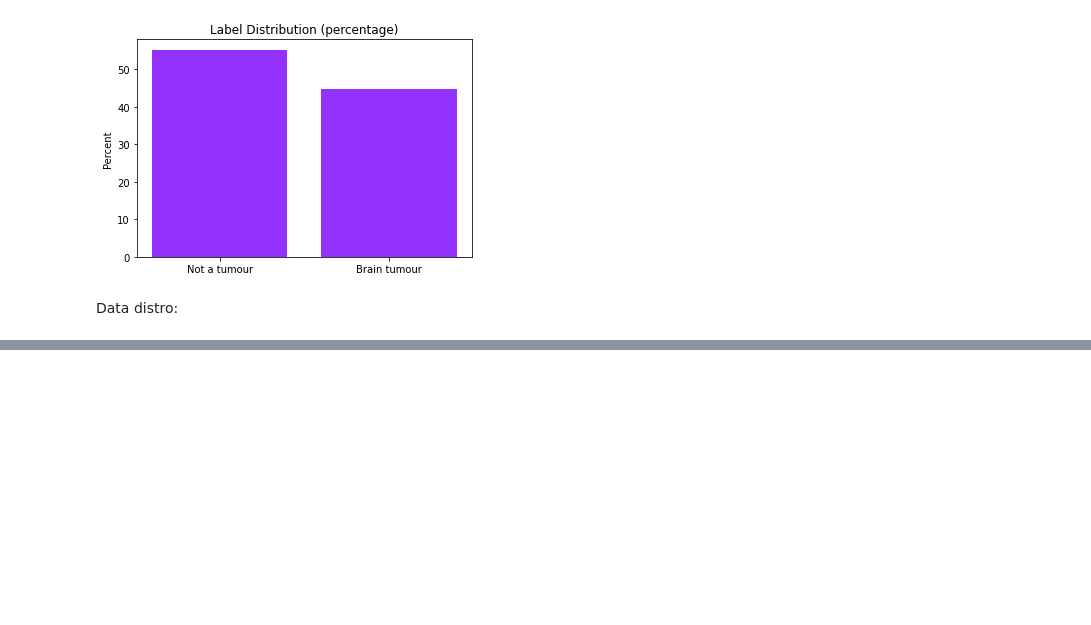
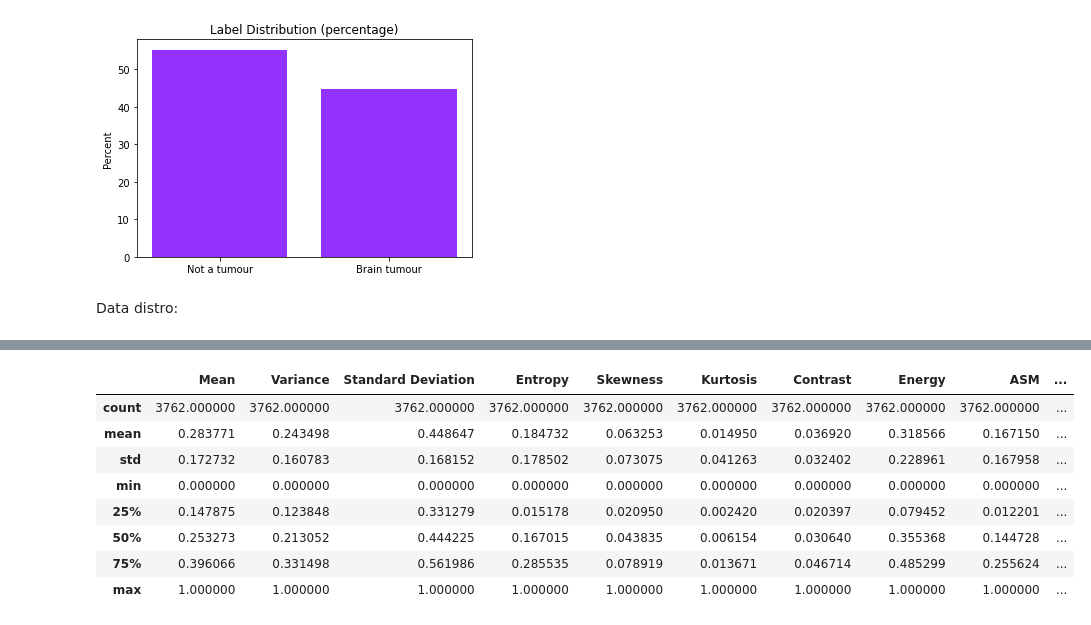
Before and after one commit to jerryadamsfranklin/brain-tumour-detection, a Jupyter notebook: eda.ipynb, the cells around one changed output, grey strips where cells are left out. Cells and saved outputs as stored; diff of their text form; code cells hidden in the pictures; blank space fills up the shorter version.

```diff
--- a/eda.ipynb
+++ b/eda.ipynb
@@ -76,0 +131,12 @@ for col in data.columns[2 :]:  # skip image and class columns
+# %%
+normal_data.describe()
+# %% [output]
+|  | Mean | Variance | Standard Deviation | Entropy | Skewness | Kurtosis | Contrast | Energy | ASM | ... |
+| count | 3762.000000 | 3762.000000 | 3762.000000 | 3762.000000 | 3762.000000 | 3762.000000 | 3762.000000 | 3762.000000 | 3762.000000 | ... |
+| mean | 0.283771 | 0.243498 | 0.448647 | 0.184732 | 0.063253 | 0.014950 | 0.036920 | 0.318566 | 0.167150 | ... |
+| std | 0.172732 | 0.160783 | 0.168152 | 0.178502 | 0.073075 | 0.041263 | 0.032402 | 0.228961 | 0.167958 | ... |
+| min | 0.000000 | 0.000000 | 0.000000 | 0.000000 | 0.000000 | 0.000000 | 0.000000 | 0.000000 | 0.000000 | ... |
+| 25% | 0.147875 | 0.123848 | 0.331279 | 0.015178 | 0.020950 | 0.002420 | 0.020397 | 0.079452 | 0.012201 | ... |
+| 50% | 0.253273 | 0.213052 | 0.444225 | 0.167015 | 0.043835 | 0.006154 | 0.030640 | 0.355368 | 0.144728 | ... |
+| 75% | 0.396066 | 0.331498 | 0.561986 | 0.285535 | 0.078919 | 0.013671 | 0.046714 | 0.485299 | 0.255624 | ... |
+| max | 1.000000 | 1.000000 | 1.000000 | 1.000000 | 1.000000 | 1.000000 | 1.000000 | 1.000000 | 1.000000 | ... |
```
Also changed, not shown: parts of 8 cells of this notebook.
